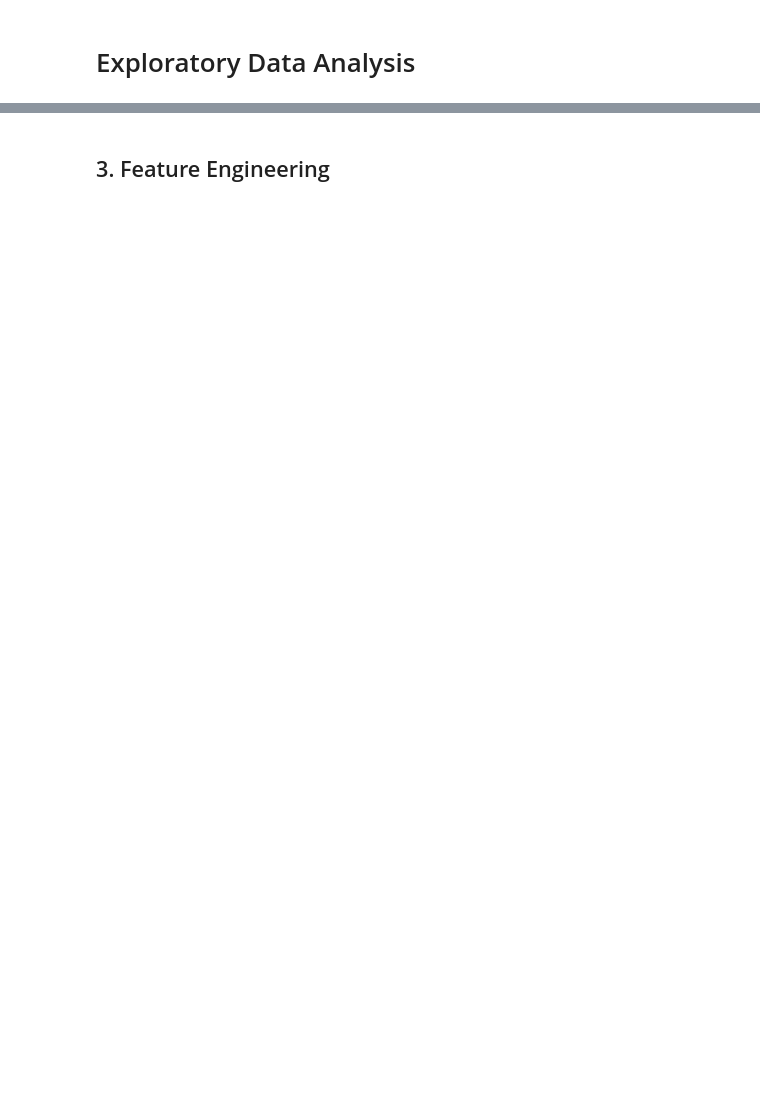
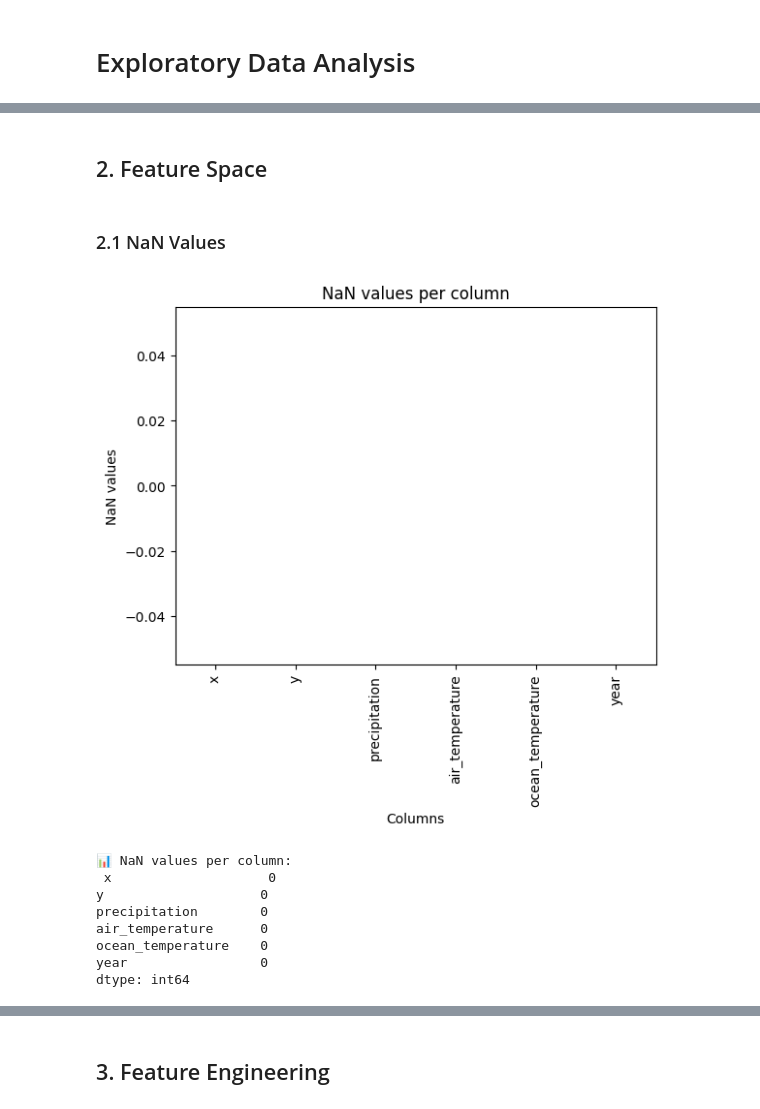
Before and after one commit to sam-mata/BSc-Hons, a Jupyter notebook: EDA.ipynb, the cells around one changed output, grey strips where cells are left out. Cells and saved outputs as stored; diff of their text form; code cells hidden in the pictures; blank space fills up the shorter version.

Commit message:
Further EDA changes
- Feature space analysis completed
- Correlation analysis completed
- Feature engineering partially completed

```diff
--- a/EDA.ipynb
+++ b/EDA.ipynb
@@ -127,0 +21,17 @@ sns.heatmap(df.corr())
+# %%
+# Load data into DataFrames.
+data = load_data("data")
+df = remove_fillers(data)
+df = fill_missing(df, "mean")
+df = set_types(
+    df,
+    {
+        "x": int,
+        "y": int,
+        "year": int,
+        "ice_mask": int,
+    },
+)
+print(f"📊 Data: \n {df.head()}\n")
+features, targets = split_features_targets(df)
+boundary_conditions = ["precipitation", "air_temperature", "ocean_temperature"]
@@ -127,0 +53,25 @@ sns.heatmap(df.corr())
+# %% [markdown]
+## 2. Feature Space
+# %% [markdown]
+### 2.1 NaN Values
+# %%
+# Plot NaN values in each column
+NaN_values = features.isna().sum()
+sns.barplot(x=NaN_values.index, y=NaN_values.values)
+plt.xticks(rotation=90)
+plt.title("NaN values per column")
+plt.xlabel("Columns")
+plt.ylabel("NaN values")
+plt.show()
+
+print(f"📊 NaN values per column: \n {features.isna().sum()}\n")
+# %% [output]
+[figure, added]
+📊 NaN values per column:
+ x                    0
+y                    0
+precipitation        0
+air_temperature      0
+ocean_temperature    0
+year                 0
+dtype: int64
```
Also changed, not shown: parts of 41 cells of this notebook, 11 other files.
